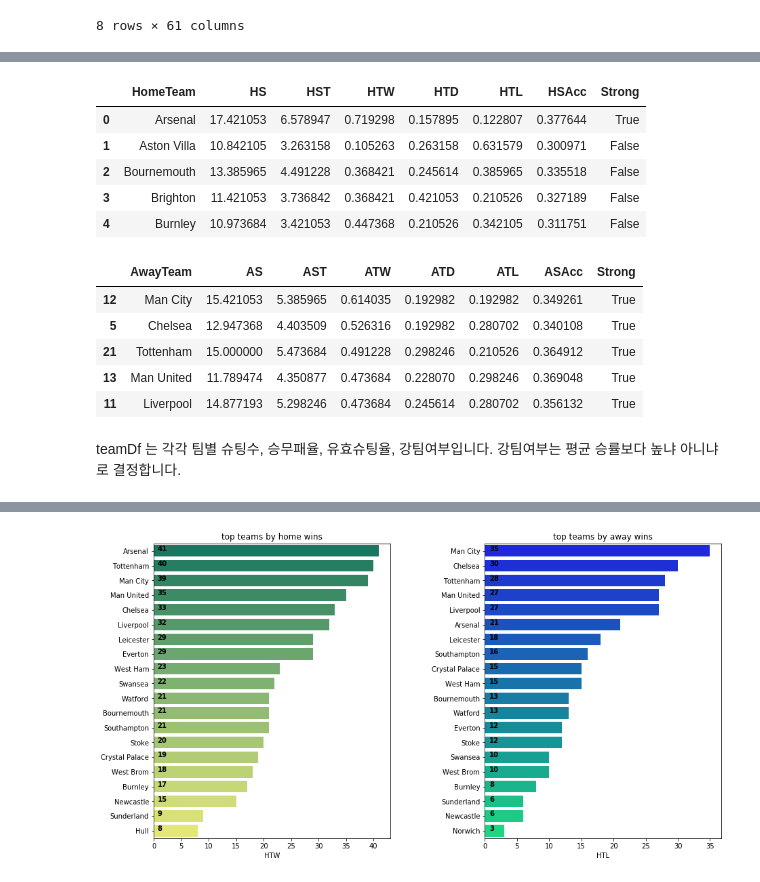
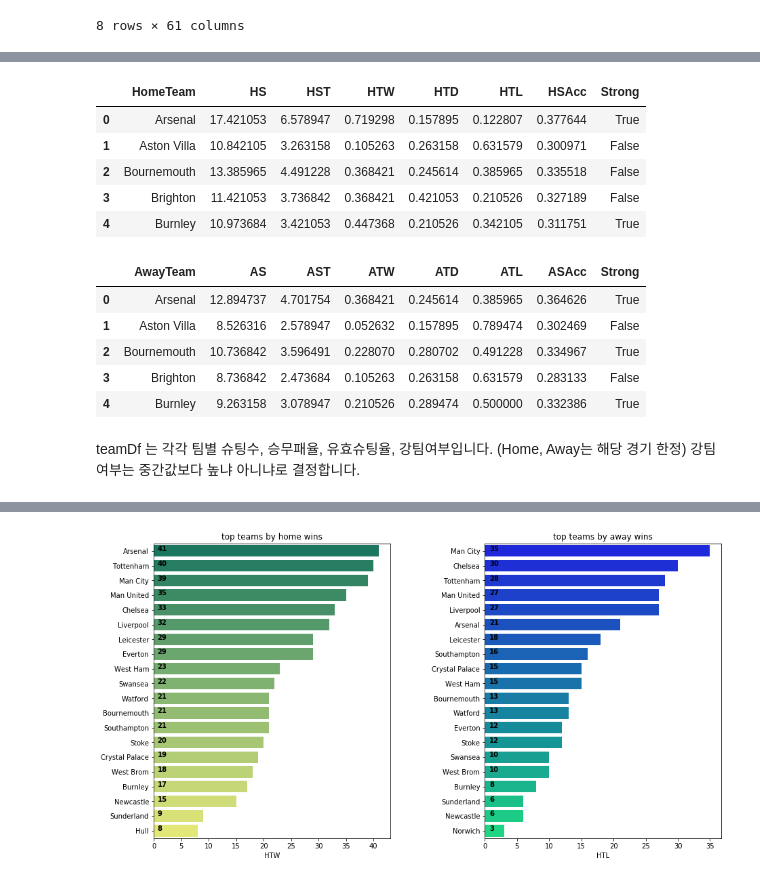
Before and after one commit to sunghoonhong/foot-ball-analysis, a Jupyter notebook: Untitled1.ipynb, the cells around one changed output, grey strips where cells are left out. Drawn from its saved outputs; the diff is of its cells as text; code cells hidden in the pictures.

```diff
--- a/Untitled1.ipynb
+++ b/Untitled1.ipynb
@@ -30,7 +52,9 @@ df.describe()
 group = df[['HomeTeam','HS','HST','HTW','HTD','HTL']].groupby(df['HomeTeam'])
 teamDfHome = group.mean().reset_index()
 teamDfHome["HSAcc"] = teamDfHome['HST'] / teamDfHome['HS']
-teamDfHome["Strong"] = teamDfHome['HTW'] >= 0.453509
+
+mid = teamDfHome['HTW'].quantile(0.5)
+teamDfHome["Strong"] = teamDfHome['HTW'] >= mid
 
 teamDfHome.head()
 # %% [output]
@@ -39,23 +63,26 @@ teamDfHome.head()
 | 1 | Aston Villa | 10.842105 | 3.263158 | 0.105263 | 0.263158 | 0.631579 | 0.300971 | False |
 | 2 | Bournemouth | 13.385965 | 4.491228 | 0.368421 | 0.245614 | 0.385965 | 0.335518 | False |
 | 3 | Brighton | 11.421053 | 3.736842 | 0.368421 | 0.421053 | 0.210526 | 0.327189 | False |
-| 4 | Burnley | 10.973684 | 3.421053 | 0.447368 | 0.210526 | 0.342105 | 0.311751 | False |
+| 4 | Burnley | 10.973684 | 3.421053 | 0.447368 | 0.210526 | 0.342105 | 0.311751 | True |
 # %%
 group = df[['AwayTeam','AS','AST','HTW','HTD','HTL']].groupby(df['AwayTeam'])
 teamDfAway = group.mean().reset_index()
 teamDfAway.columns = ['AwayTeam','AS','AST','ATL','ATD','ATW']
 teamDfAway = teamDfAway[['AwayTeam','AS','AST','ATW','ATD','ATL']]
 teamDfAway["ASAcc"] = teamDfAway['AST'] / teamDfAway['AS']
-teamDfAway["Strong"] = teamDfAway['ATW'] >= 0.292105
+
+mid = teamDfAway['ATW'].quantile(0.5)
+teamDfAway["Strong"] = teamDfAway['ATW'] >= mid
 
 teamDfAway.head()
 # %% [output]
 |  | AwayTeam | AS | AST | ATW | ATD | ATL | ASAcc | Strong |
-| 12 | Man City | 15.421053 | 5.385965 | 0.614035 | 0.192982 | 0.192982 | 0.349261 | True |
-| 5 | Chelsea | 12.947368 | 4.403509 | 0.526316 | 0.192982 | 0.280702 | 0.340108 | True |
-| 21 | Tottenham | 15.000000 | 5.473684 | 0.491228 | 0.298246 | 0.210526 | 0.364912 | True |
-| 13 | Man United | 11.789474 | 4.350877 | 0.473684 | 0.228070 | 0.298246 | 0.369048 | True |
-| 11 | Liverpool | 14.877193 | 5.298246 | 0.473684 | 0.245614 | 0.280702 | 0.356132 | True |
+| 0 | Arsenal | 12.894737 | 4.701754 | 0.368421 | 0.245614 | 0.385965 | 0.364626 | True |
+| 1 | Aston Villa | 8.526316 | 2.578947 | 0.052632 | 0.157895 | 0.789474 | 0.302469 | False |
+| 2 | Bournemouth | 10.736842 | 3.596491 | 0.228070 | 0.280702 | 0.491228 | 0.334967 | True |
+| 3 | Brighton | 8.736842 | 2.473684 | 0.105263 | 0.263158 | 0.631579 | 0.283133 | False |
+| 4 | Burnley | 9.263158 | 3.078947 | 0.210526 | 0.289474 | 0.500000 | 0.332386 | True |
 # %% [markdown]
 teamDf 는 각각 팀별 슈팅수, 승무패율, 유효슈팅율, 강팀여부입니다.
-강팀여부는 평균 승률보다 높냐 아니냐로 결정합니다.
+(Home, Away는 해당 경기 한정)
+강팀여부는 중간값보다 높냐 아니냐로 결정합니다.
```
Also changed, not shown: parts of 9 cells of this notebook.
